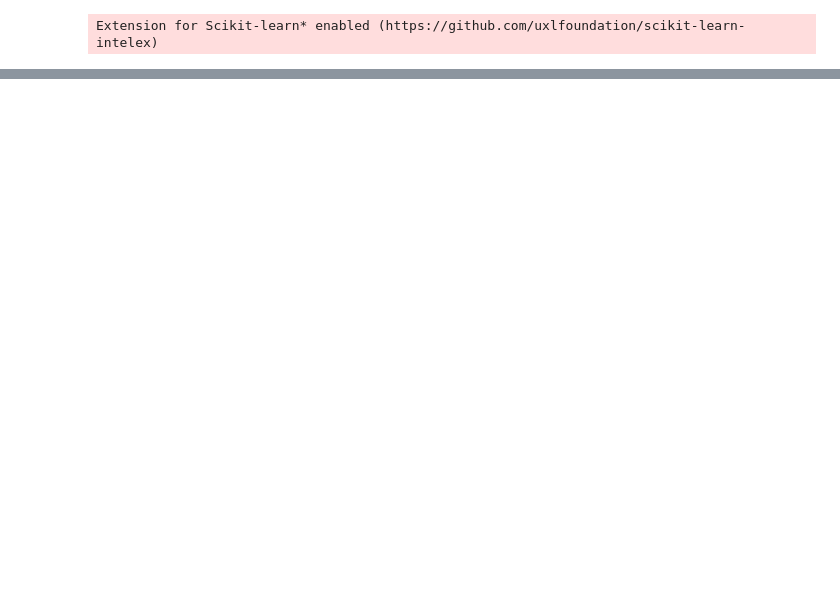
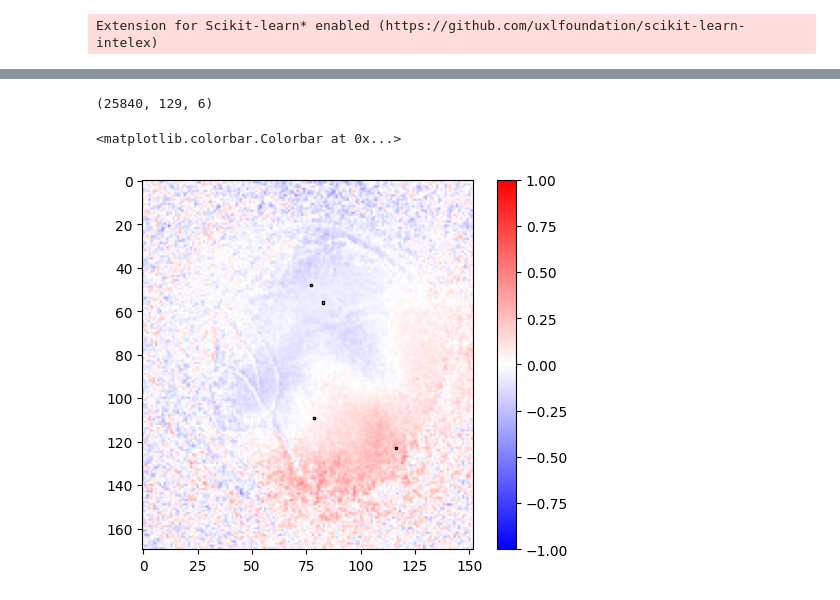
Before and after one commit to cristiban/thesis, a Jupyter notebook: thesis_code/STRF.ipynb, the cells around one changed output, grey strips where cells are left out. Cells and saved outputs as stored; diff of their text form; code cells hidden in the pictures; blank space fills up the shorter version.

```diff
--- a/thesis_code/STRF.ipynb
+++ b/thesis_code/STRF.ipynb
@@ -55,14 +92,28 @@ plt.show()
 # %%
+def highlight_cell(x, y, ax=None, **kwargs):
+    rect = plt.Rectangle((x - 0.5, y - 0.5), 1, 1, fill=False, **kwargs)
+    ax = ax or plt.gca()
+    ax.add_patch(rect)
+    return rect
+
+
 avg_strf_list = np.array([np.mean(coef) for coef in coef_ridge])
 print(coef_ridge.shape)
 avg_response = np.mean(small_response, axis=(0, 1))
-avg_strf_list = avg_strf_list.reshape((small_height, small_width))
+avg_strf_list = avg_strf_list.reshape(
+    (code_params["prep_resp_dims"][0], code_params["prep_resp_dims"][1])
+)
 avg_strf_list = (avg_strf_list - np.mean(avg_strf_list)) / (
     np.max(avg_strf_list) - np.min(avg_strf_list)
 )
 plt.imshow(avg_strf_list, cmap="bwr", vmin=-1, vmax=1)
+for i in pixel_indices:
+    highlight_cell(i / height, i % width)
 plt.colorbar()
-# plt.savefig(f"../thesis_text/Imgs/m{animal_id}_r{recording_id}_t{trial_id}/avg_strf.png")
+# %% [output]
+(25840, 129, 6)
+<matplotlib.colorbar.Colorbar at 0x...>
+[figure, added]
 # %%
 from IPython.display import Video
 from matplotlib import animation, cm
```
Also changed, not shown: parts of 5 cells of this notebook, 3 other files.
